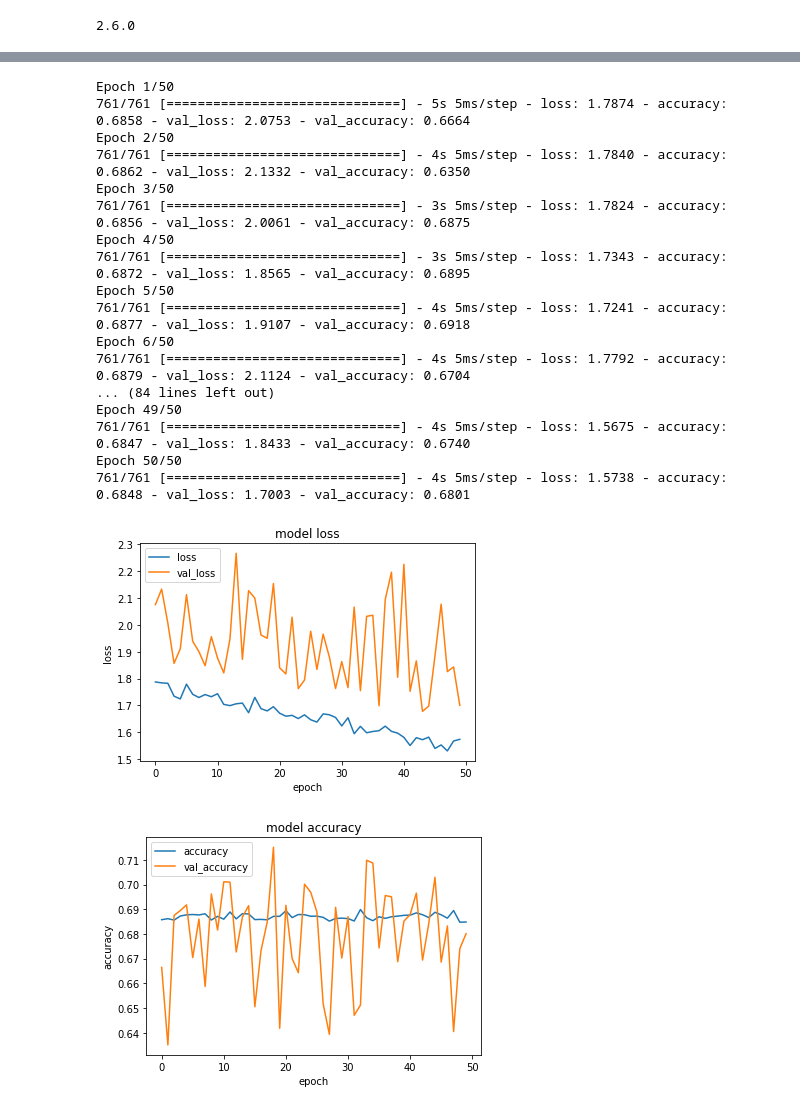
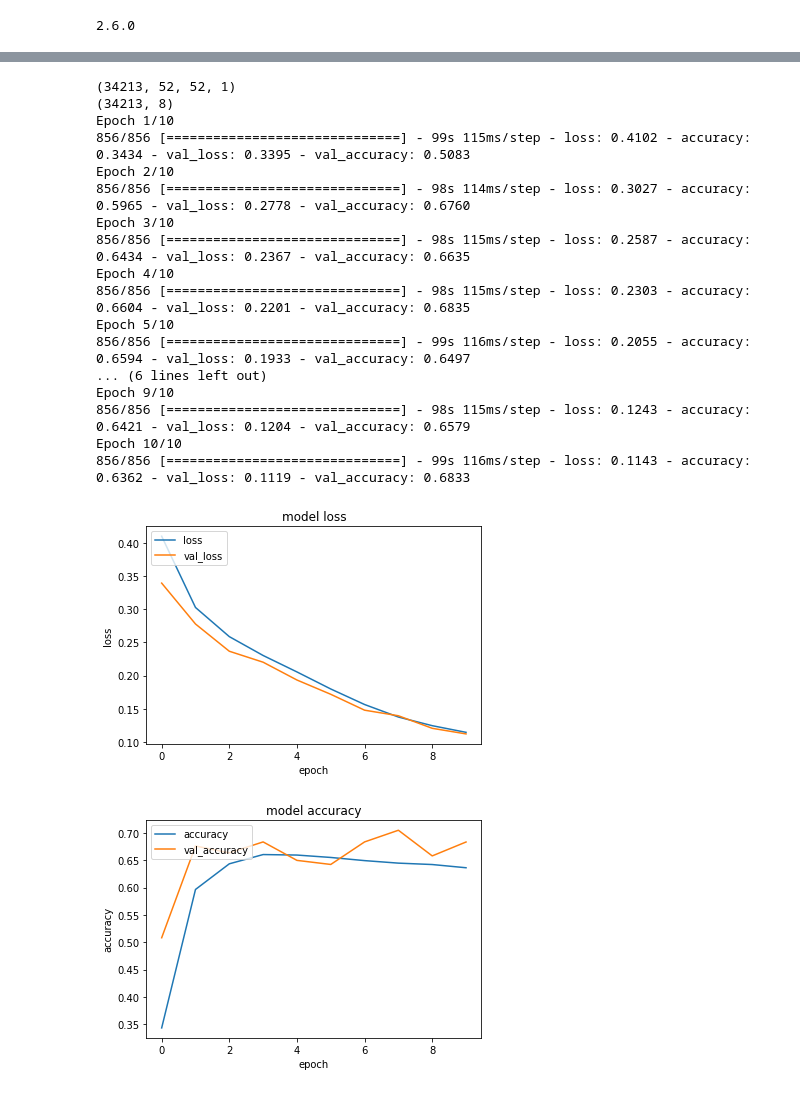
Before and after one commit to ikvibhavsogeti/DMF_python_defect_predictor, a Jupyter notebook: Deep_Learning_Solution/Sogeti_PDP_DNL_Wafer.ipynb, the cells around one changed output, grey strips where cells are left out. Saved outputs shown, nothing was run; the diff lists cells and outputs as text; code cells hidden in the pictures.

```diff
--- a/Deep_Learning_Solution/Sogeti_PDP_DNL_Wafer.ipynb
+++ b/Deep_Learning_Solution/Sogeti_PDP_DNL_Wafer.ipynb
@@ -16,15 +16,11 @@ wafer_data_set = np.load('Wafer_Map_Datasets.npz')
 wafer_images = wafer_data_set.f.arr_0
 defect_labels = wafer_data_set.f.arr_1
 
-##Split Data in 80:10:10 for train:valid:test dataset
-#X_train, X_rem, y_train, y_rem = train_test_split(wafer_images, defect_labels, train_size=0.8)
-#X_valid, X_test, y_valid, y_test = train_test_split(X_rem,y_rem, test_size=0.5)
-#print(X_train.shape), print(y_train.shape)
-#print(X_valid.shape), print(y_valid.shape)
-#print(X_test.shape), print(y_test.shape)
+#Split Data in 80:20 for train:test dataset
+X_train, X_test , y_train, y_test = train_test_split(wafer_images, defect_labels, train_size=0.9)
 
-#Split Data in 80:20 for train:test dataset
-X_train, X_test , y_train, y_test = train_test_split(wafer_images, defect_labels, train_size=0.8)
 print(X_train.shape), print(y_train.shape)
 print(X_test.shape), print(y_test.shape)
+print(X_train.shape[1:])
+print(wafer_images.shape)
 # %% [output]
@@ -80,46 +141,57 @@ _________________________________________________________________
 ## Optimizer - How model is updated based on data and Loss function
 ## Metrics - Monitors training/testing steps (or incorrectly classified)
 
+#model.compile(loss='binary_crossentropy',
+#              optimizer=tf.keras.optimizers.Adam(0.0001),
+#              metrics = 'accuracy')
+
+#model.compile(loss='binary_crossentropy',
+#              optimizer=tf.keras.optimizers.Adam(0.0001))
+
 model.compile(loss='binary_crossentropy',
               optimizer=tf.keras.optimizers.Adam(0.0001),
-              metrics = 'accuracy')
+              metrics = ['accuracy'])
 # %%
 # Train the Neural Network and plot the accuracy
-history = model.fit(X_train, y_train, epochs=50, validation_split=0.2)
+#print(X_train.shape)
+#y_train = np.expand_dims(X_train, axis=0)
+print(X_train.shape)
+print(y_train.shape)
+history = model.fit(X_train, y_train, batch_size=32, epochs=10, validation_split=0.2)
 plt.plot(history.history['loss'])
 plt.plot(history.history['val_loss'])
 plt.title('model loss')
 plt.ylabel('loss')
 plt.xlabel('epoch')
 plt.legend(['loss', 'val_loss'], loc='upper left')
 plt.show()
 
 plt.plot(history.history['accuracy'])
 plt.plot(history.history['val_accuracy'])
 plt.title('model accuracy')
 plt.ylabel('accuracy')
 plt.xlabel('epoch')
 plt.legend(['accuracy', 'val_accuracy'], loc='upper left')
 plt.show()
 # %% [output]
-Epoch 1/50
-761/761 [==============================] - 5s 5ms/step - loss: 1.7874 - accuracy: 0.6858 - val_loss: 2.0753 - val_accuracy: 0.6664
-Epoch 2/50
-761/761 [==============================] - 4s 5ms/step - loss: 1.7840 - accuracy: 0.6862 - val_loss: 2.1332 - val_accuracy: 0.6350
-Epoch 3/50
-761/761 [==============================] - 3s 5ms/step - loss: 1.7824 - accuracy: 0.6856 - val_loss: 2.0061 - val_accuracy: 0.6875
-Epoch 4/50
-761/761 [==============================] - 3s 5ms/step - loss: 1.7343 - accuracy: 0.6872 - val_loss: 1.8565 - val_accuracy: 0.6895
-Epoch 5/50
-761/761 [==============================] - 4s 5ms/step - loss: 1.7241 - accuracy: 0.6877 - val_loss: 1.9107 - val_accuracy: 0.6918
-Epoch 6/50
-761/761 [==============================] - 4s 5ms/step - loss: 1.7792 - accuracy: 0.6879 - val_loss: 2.1124 - val_accuracy: 0.6704
-... (84 lines left out)
-Epoch 49/50
-761/761 [==============================] - 4s 5ms/step - loss: 1.5675 - accuracy: 0.6847 - val_loss: 1.8433 - val_accuracy: 0.6740
-Epoch 50/50
-761/761 [==============================] - 4s 5ms/step - loss: 1.5738 - accuracy: 0.6848 - val_loss: 1.7003 - val_accuracy: 0.6801
+(34213, 52, 52, 1)
+(34213, 8)
+Epoch 1/10
+856/856 [==============================] - 99s 115ms/step - loss: 0.4102 - accuracy: 0.3434 - val_loss: 0.3395 - val_accuracy: 0.5083
+Epoch 2/10
+856/856 [==============================] - 98s 114ms/step - loss: 0.3027 - accuracy: 0.5965 - val_loss: 0.2778 - val_accuracy: 0.6760
+Epoch 3/10
+856/856 [==============================] - 98s 115ms/step - loss: 0.2587 - accuracy: 0.6434 - val_loss: 0.2367 - val_accuracy: 0.6635
+Epoch 4/10
+856/856 [==============================] - 98s 115ms/step - loss: 0.2303 - accuracy: 0.6604 - val_loss: 0.2201 - val_accuracy: 0.6835
+Epoch 5/10
+856/856 [==============================] - 99s 116ms/step - loss: 0.2055 - accuracy: 0.6594 - val_loss: 0.1933 - val_accuracy: 0.6497
+... (6 lines left out)
+Epoch 9/10
+856/856 [==============================] - 98s 115ms/step - loss: 0.1243 - accuracy: 0.6421 - val_loss: 0.1204 - val_accuracy: 0.6579
+Epoch 10/10
+856/856 [==============================] - 99s 116ms/step - loss: 0.1143 - accuracy: 0.6362 - val_loss: 0.1119 - val_accuracy: 0.6833
-[figure, old version]
+[figure, new version]
-[figure, old version]
+[figure, new version]
 # %%
 # Accuracy Evaluation
```
Also changed, not shown: parts of 8 cells of this notebook.
